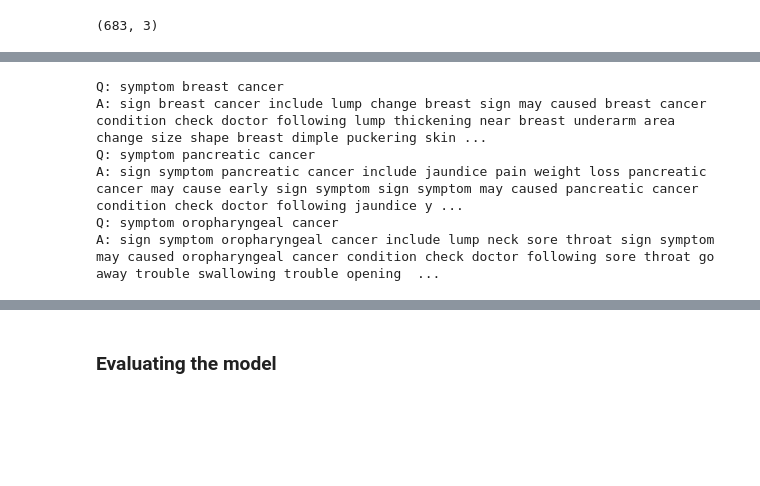
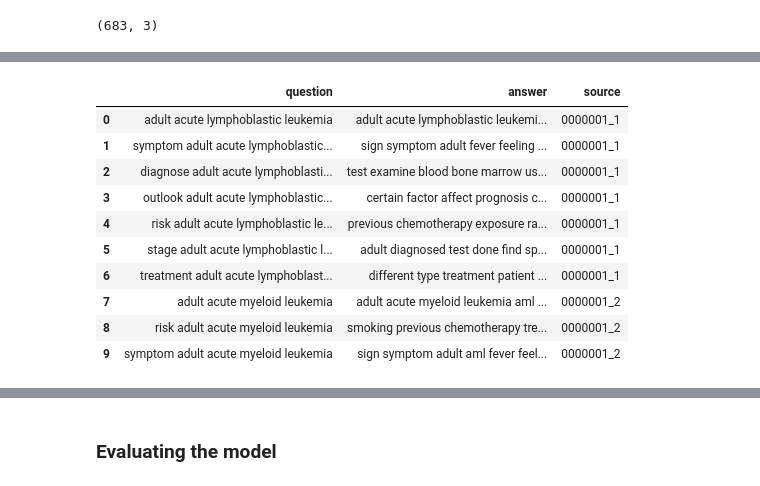
Before and after one commit to Husky-69/Cancer_NLP_Group_project, a Jupyter notebook: Medical_chatbot.ipynb, the cells around one changed output, grey strips where cells are left out. Drawn from its saved outputs; the diff is of its cells as text; code cells hidden in the pictures; blank space fills up the shorter version.

```diff
--- a/Medical_chatbot.ipynb
+++ b/Medical_chatbot.ipynb
@@ -201,3 +191,43 @@ def clean_text(text):
+# %%
+#Defining a function to clean and preprocess the text data in the DataFrame
+# Medical-specific stopwords
+MEDICAL_STOPWORDS = set(stopwords.words('english')) | {
+    'patient', 'cancer', 'may', 'also', 'include', 'following',
+    'key', 'point', 'points', 'doctor', 'medical'
+}
+
+lemmatizer = WordNetLemmatizer()
+
+# Enhanced medical cleaning function
+def clean_text(text):
+    """Improved medical text cleaning with boilerplate removal"""
+    if not isinstance(text, str):
+        return ""
+    # 1. Remove all boilerplate patterns first
+    text = re.sub(r'Key Points.*?-', '', text)
+    text = re.sub(r'\\n', ' ', text)           # Replace newlines with spaces
+    text = re.sub(r'\s+', ' ', text)           # Collapse multiple spaces
+
+    # 2. Preserve medical terms while cleaning
+    text = re.sub(r'<.*?>', '', text)  # Remove HTML tags
+    text = re.sub(r'[^a-zA-Z0-9\s-]', ' ', text.lower())  # Keep hyphens in terms like "post-operative"
+
+
+    # 3. Enhanced medical token handling
+    tokens = word_tokenize(text)
+    filtered_tokens = []
+    for word in tokens:
+        # Keep medical terms longer than 2 chars, except stopwords
+        if (len(word) > 2) and (word not in MEDICAL_STOPWORDS):
+            # Special handling for medical plurals (e.g., therapies -> therapy)
+            lemma = lemmatizer.lemmatize(word, pos='n')
+            if lemma.endswith('ies'):
+                lemma = lemma[:-3] + 'y'  # therapies -> therapy
+            elif lemma.endswith('es'):
+                lemma = lemma[:-2]  # diseases -> disease
+            filtered_tokens.append(lemma)
+
+    return ' '.join(filtered_tokens)
 # %%
 #remove spaces and new lines
 cancer_df['question'] = cancer_df['question'].str.strip().replace('\n', ' ')
@@ -252,10 +253,15 @@ def get_top_n_answers(user_question, n=3, threshold=0.6):
-# %%
-for item in get_top_n_answers("What are the symptoms of throat cancer?"):
-    print(f"Q: {item['question']}\nA: {item['answer']}")
-# %% [output]
-Q: symptom breast cancer
-A: sign breast cancer include lump change breast sign may caused breast cancer condition check doctor following lump thickening near breast underarm area change size shape breast dimple puckering skin ...
-Q: symptom pancreatic cancer
-A: sign symptom pancreatic cancer include jaundice pain weight loss pancreatic cancer may cause early sign symptom sign symptom may caused pancreatic cancer condition check doctor following jaundice y ...
-Q: symptom oropharyngeal cancer
-A: sign symptom oropharyngeal cancer include lump neck sore throat sign symptom may caused oropharyngeal cancer condition check doctor following sore throat go away trouble swallowing trouble opening  ...
+# %%
+#Displaying the first 10 rows of the DataFrame
+cancer_df.head(10)
+# %% [output]
+|  | question | answer | source |
+| 0 | adult acute lymphoblastic leukemia | adult acute lymphoblastic leukemi... | 0000001_1 |
+| 1 | symptom adult acute lymphoblastic... | sign symptom adult fever feeling ... | 0000001_1 |
+| 2 | diagnose adult acute lymphoblasti... | test examine blood bone marrow us... | 0000001_1 |
+| 3 | outlook adult acute lymphoblastic... | certain factor affect prognosis c... | 0000001_1 |
+| 4 | risk adult acute lymphoblastic le... | previous chemotherapy exposure ra... | 0000001_1 |
+| 5 | stage adult acute lymphoblastic l... | adult diagnosed test done find sp... | 0000001_1 |
+| 6 | treatment adult acute lymphoblast... | different type treatment patient ... | 0000001_1 |
+| 7 | adult acute myeloid leukemia | adult acute myeloid leukemia aml ... | 0000001_2 |
+| 8 | risk adult acute myeloid leukemia | smoking previous chemotherapy tre... | 0000001_2 |
+| 9 | symptom adult acute myeloid leukemia | sign symptom adult aml fever feel... | 0000001_2 |
```
Also changed, not shown: parts of 31 cells of this notebook.
